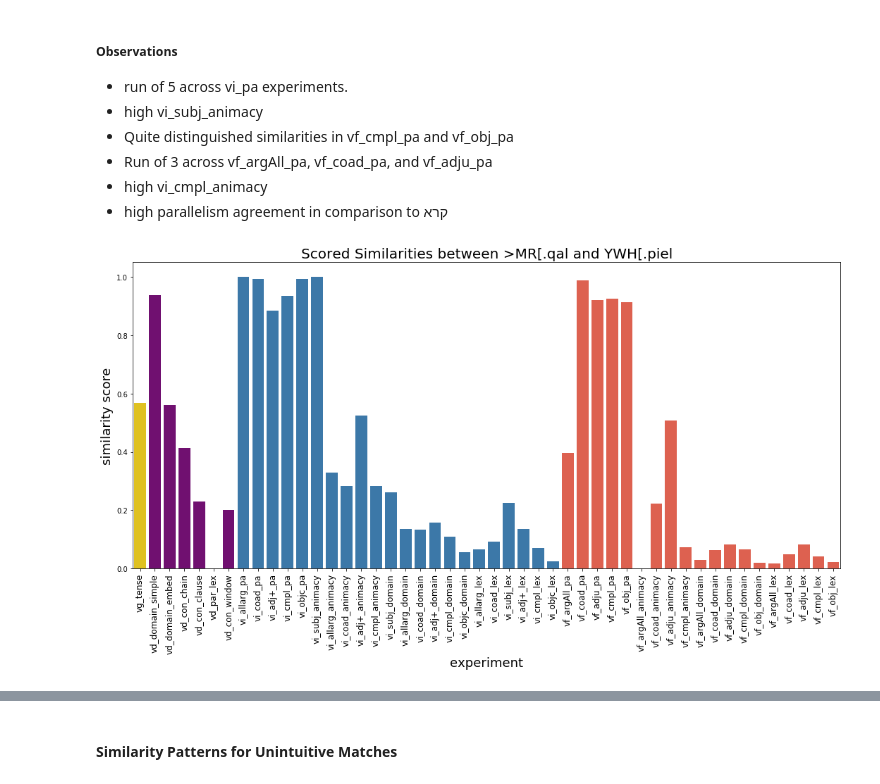
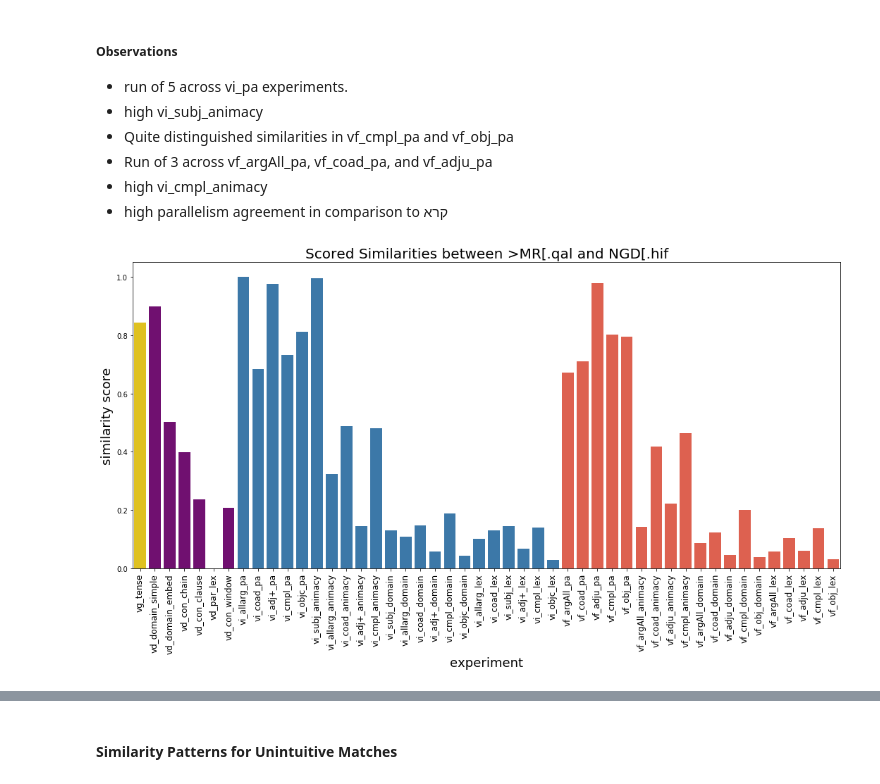
Before and after one commit to codykingham/verb_semantics, a Jupyter notebook: first_analysis.ipynb, the cells around one changed output, grey strips where cells are left out. Cells and saved outputs as stored; diff of their text form; code cells hidden in the pictures.

```diff
--- a/first_analysis.ipynb
+++ b/first_analysis.ipynb
@@ -613,6 +639,6 @@ say_speak = get_sim_experiments('>MR[.qal', 'DBR[.piel')
 * high vi_cmpl_animacy
 * high parallelism agreement in comparison to קרא
 # %%
-say_command = get_sim_experiments('>MR[.qal', 'YWH[.piel')
+say_command = get_sim_experiments('>MR[.qal', 'NGD[.hif')
 # %% [output]
-[figure, old version]
+[figure, new version]
```
Also changed, not shown: parts of 22 cells of this notebook.
